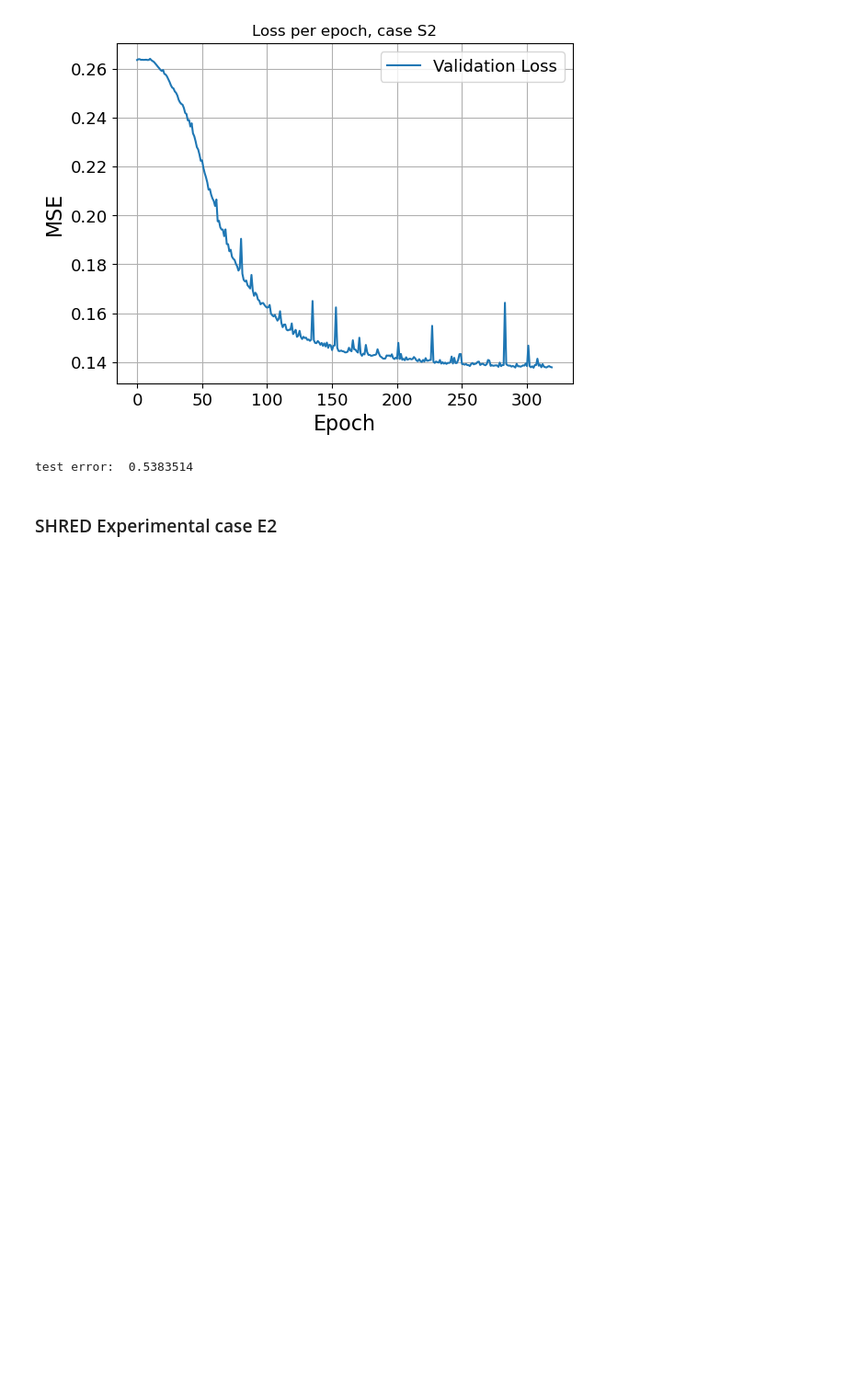
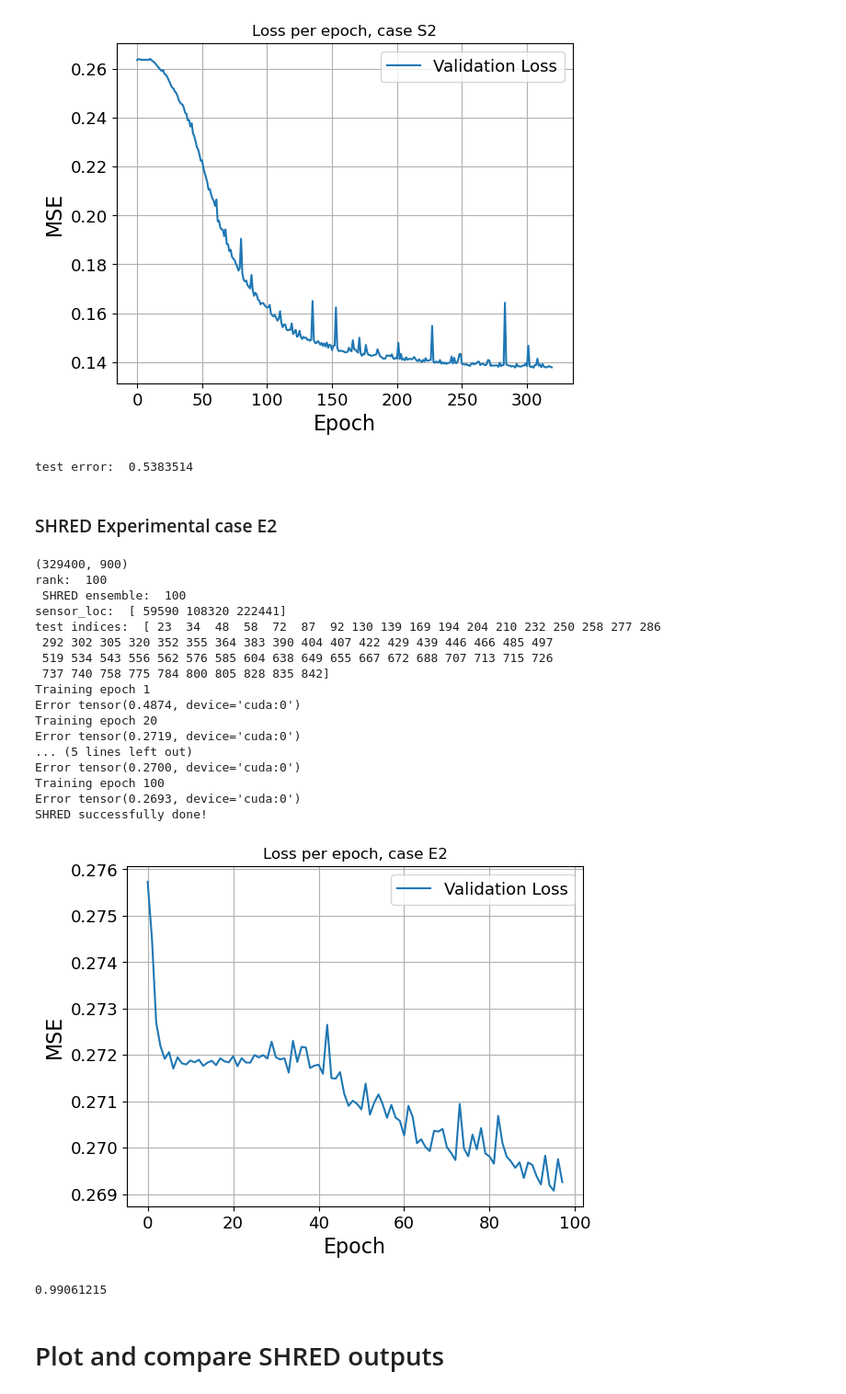
Before and after one commit to krissmoe/SHRED-turbulence-sensing, a Jupyter notebook: Run turbulence sensing SHRED.ipynb, the cells around one changed output. Shown at 92% size. Drawn from its saved outputs; the diff is of its cells as text; code cells hidden in the pictures; blank space fills up the shorter version.

Commit message:
Do SHRED case E2

```diff
--- a/Run turbulence sensing SHRED.ipynb
+++ b/Run turbulence sensing SHRED.ipynb
@@ -119,30 +119,52 @@ test error:  0.5383514
 # %%
 '''INPUT PARAMETERS'''
 
 case = 'E2'
 
-vel_plane = [2,5]
+vel_planes = [2]
 experimental_ens_list = [13]    #list of experimental ensembles to run for;
                                 #NOTE: can be any from 1 to 20, except 4-10
 r_vals = [100]    #chosen rank for cases E1 & E2
 num_sensors = 3 #number of sensors for surface measurement. Standard is 3.
 ens_start=100   #start index for first SHRED ensemble (can be 0)
 ens_end=100     #last index for SHRED ensemble
 lags=52     #lags for the LSTM, standard is 52
 random_sampling=True    #if True, snapshots are randomly exctracted and separated to training, validation or testing
                         #throughout the dataset. If False, a forecast is done (not fully functional as of now)
 
 
 '''RUN ENSEMBLE OF SHRED'''
 for k in range(len(vel_planes)):
     plane=vel_planes[k]
     planes = ['H395','H390', 'H375', 'H350', 'H300']
     exp_plane= planes[plane -1]
 
-    for i in range(len(experimental_ens)):
+    for i in range(len(experimental_ens_list)):
 
-        experimental_ens=experimental_ens[i]
+        experimental_ens=experimental_ens_list[i]
         if experimental_ens > 10 or experimental_ens < 4:
             surf = utilities.get_normalized_surface_exp(case, plane, experimental_ens)
 
             processdata.SHRED_ensemble_exp(r_vals, num_sensors, surf, ens_start, ens_end, case, experimental_ens, lags, exp_plane=exp_plane, random_sampling=random_sampling)
+# %% [output]
+(329400, 900)
+rank:  100
+ SHRED ensemble:  100
+sensor_loc:  [ 59590 108320 222441]
+test indices:  [ 23  34  48  58  72  87  92 130 139 169 194 204 210 232 250 258 277 286
+ 292 302 305 320 352 355 364 383 390 404 407 422 429 439 446 466 485 497
+ 519 534 543 556 562 576 585 604 638 649 655 667 672 688 707 713 715 726
+ 737 740 758 775 784 800 805 828 835 842]
+Training epoch 1
+Error tensor(0.4874, device='cuda:0')
+Training epoch 20
+Error tensor(0.2719, device='cuda:0')
+... (5 lines left out)
+Error tensor(0.2700, device='cuda:0')
+Training epoch 100
+Error tensor(0.2693, device='cuda:0')
+SHRED successfully done!
+[figure, added]
+0.99061215
+# %% [markdown]
+# Plot and compare SHRED outputs
```
Also changed, not shown: 3 other files.
